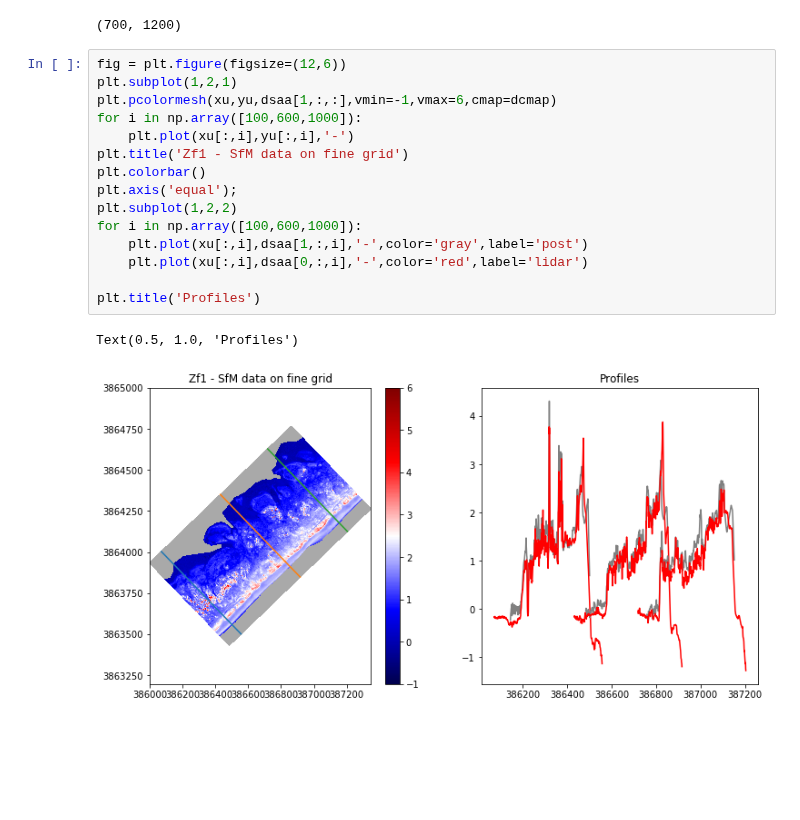
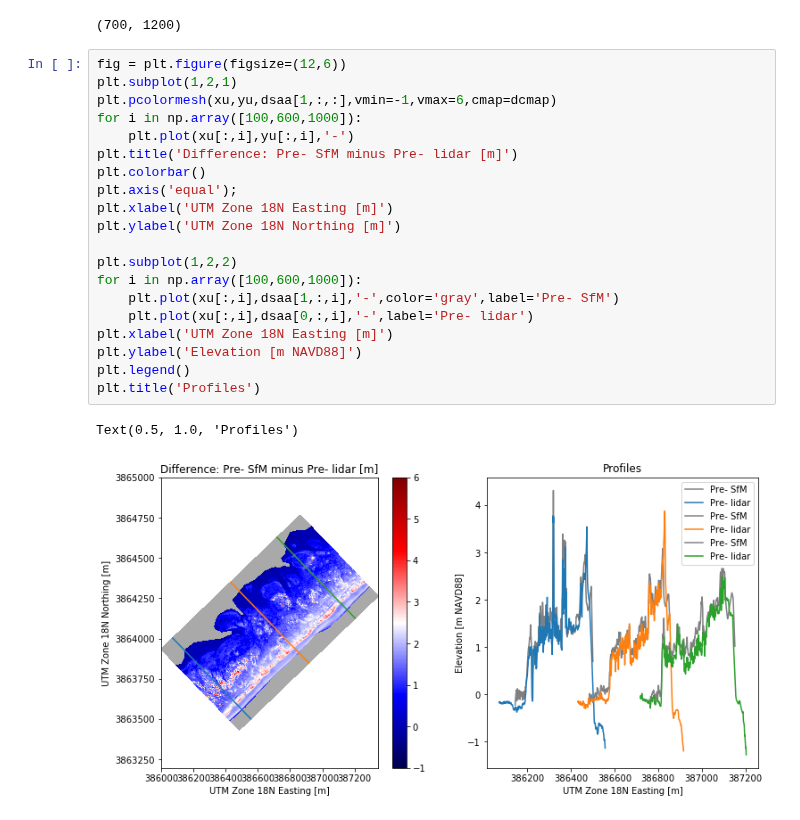
Before and after one commit to csherwood-usgs/CoreBx, a Jupyter notebook: Core_Bx_grid1.ipynb, the cells around one changed output. Drawn from its saved outputs; the diff is of its cells as text; blank space fills up the shorter version.

Commit message:
color in profiles

```diff
--- a/Core_Bx_grid1.ipynb
+++ b/Core_Bx_grid1.ipynb
@@ -303,18 +303,23 @@ np.shape(xu)
 # %%
 fig = plt.figure(figsize=(12,6))
 plt.subplot(1,2,1)
 plt.pcolormesh(xu,yu,dsaa[1,:,:],vmin=-1,vmax=6,cmap=dcmap)
 for i in np.array([100,600,1000]):
     plt.plot(xu[:,i],yu[:,i],'-')
-plt.title('Zf1 - SfM data on fine grid')
+plt.title('Difference: Pre- SfM minus Pre- lidar [m]')
 plt.colorbar()
 plt.axis('equal');
+plt.xlabel('UTM Zone 18N Easting [m]')
+plt.ylabel('UTM Zone 18N Northing [m]')
+
 plt.subplot(1,2,2)
 for i in np.array([100,600,1000]):
-    plt.plot(xu[:,i],dsaa[1,:,i],'-',color='gray',label='post')
-    plt.plot(xu[:,i],dsaa[0,:,i],'-',color='red',label='lidar')
-
+    plt.plot(xu[:,i],dsaa[1,:,i],'-',color='gray',label='Pre- SfM')
+    plt.plot(xu[:,i],dsaa[0,:,i],'-',label='Pre- lidar')
+plt.xlabel('UTM Zone 18N Easting [m]')
+plt.ylabel('Elevation [m NAVD88]')
+plt.legend()
 plt.title('Profiles')
 # %% [output]
 Text(0.5, 1.0, 'Profiles')
-[figure, old version]
+[figure, new version]
```
